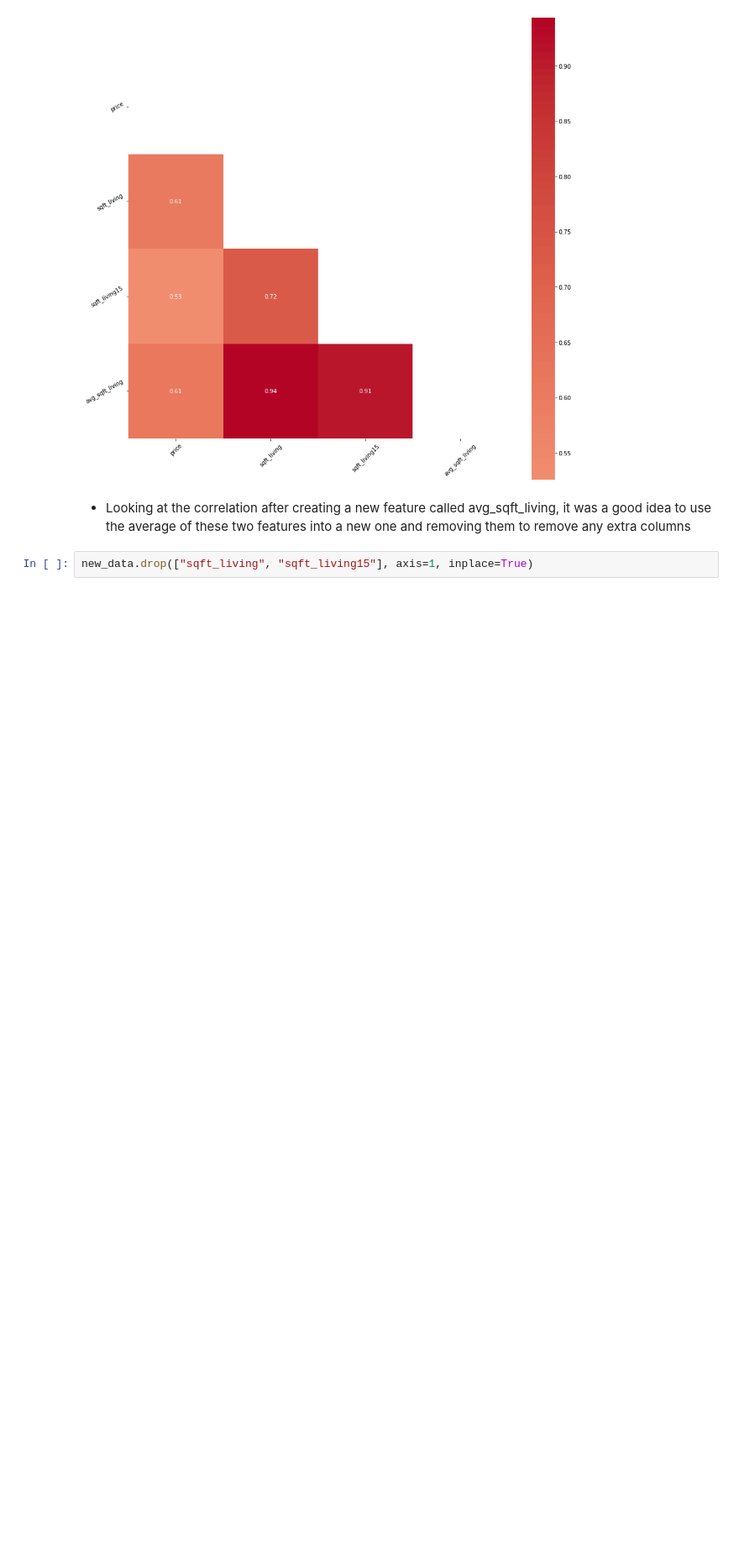
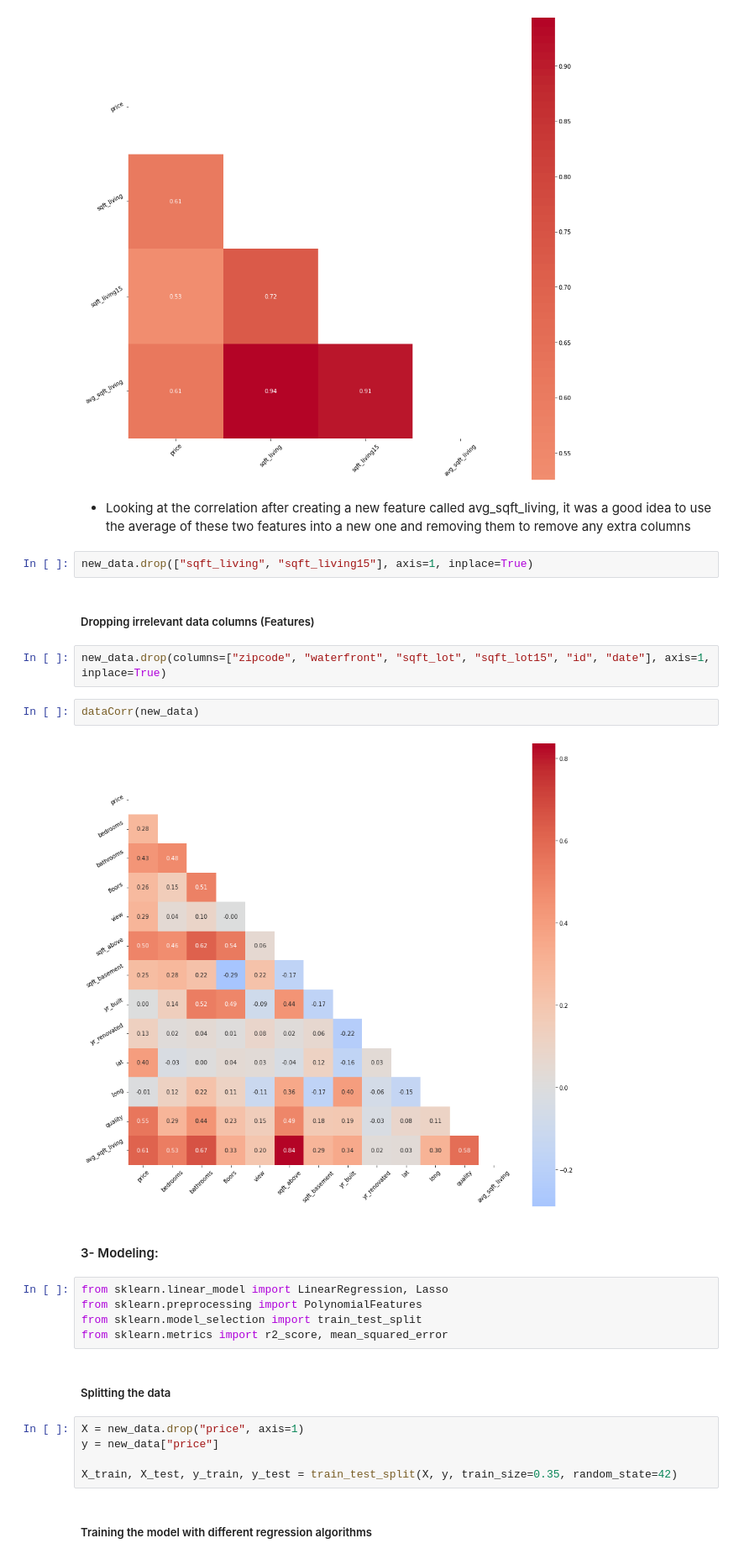
Before and after one commit to ziadhegazi/Intro-to-Artifictial-Intelligence, a Jupyter notebook: Regression Model/House_Price_Pred.ipynb, the cells around one changed output. Shown at 84% size. Drawn from its saved outputs; the diff is of its cells as text; blank space fills up the shorter version.

```diff
--- a/Regression Model/House_Price_Pred.ipynb
+++ b/Regression Model/House_Price_Pred.ipynb
@@ -247,3 +247,27 @@ dataCorr(new_data[["price", "sqft_living", "sqft_living15", "avg_sqft_living"]])
 - Looking at the correlation after creating a new feature called avg_sqft_living, it was a good idea to use the average of these two features into a new one and removing them to remove any extra columns
 # %%
 new_data.drop(["sqft_living", "sqft_living15"], axis=1, inplace=True)
+# %% [markdown]
+##### Dropping irrelevant data columns (Features)
+# %%
+new_data.drop(columns=["zipcode", "waterfront", "sqft_lot", "sqft_lot15", "id", "date"], axis=1, inplace=True)
+# %%
+dataCorr(new_data)
+# %% [output]
+[figure, added]
+# %% [markdown]
+#### 3- Modeling:
+# %%
+from sklearn.linear_model import LinearRegression, Lasso
+from sklearn.preprocessing import PolynomialFeatures
+from sklearn.model_selection import train_test_split
+from sklearn.metrics import r2_score, mean_squared_error
+# %% [markdown]
+##### Splitting the data
+# %%
+X = new_data.drop("price", axis=1)
+y = new_data["price"]
+
+X_train, X_test, y_train, y_test = train_test_split(X, y, train_size=0.35, random_state=42)
+# %% [markdown]
+##### Training the model with different regression algorithms
```
Also changed, not shown: parts of 11 cells of this notebook.
